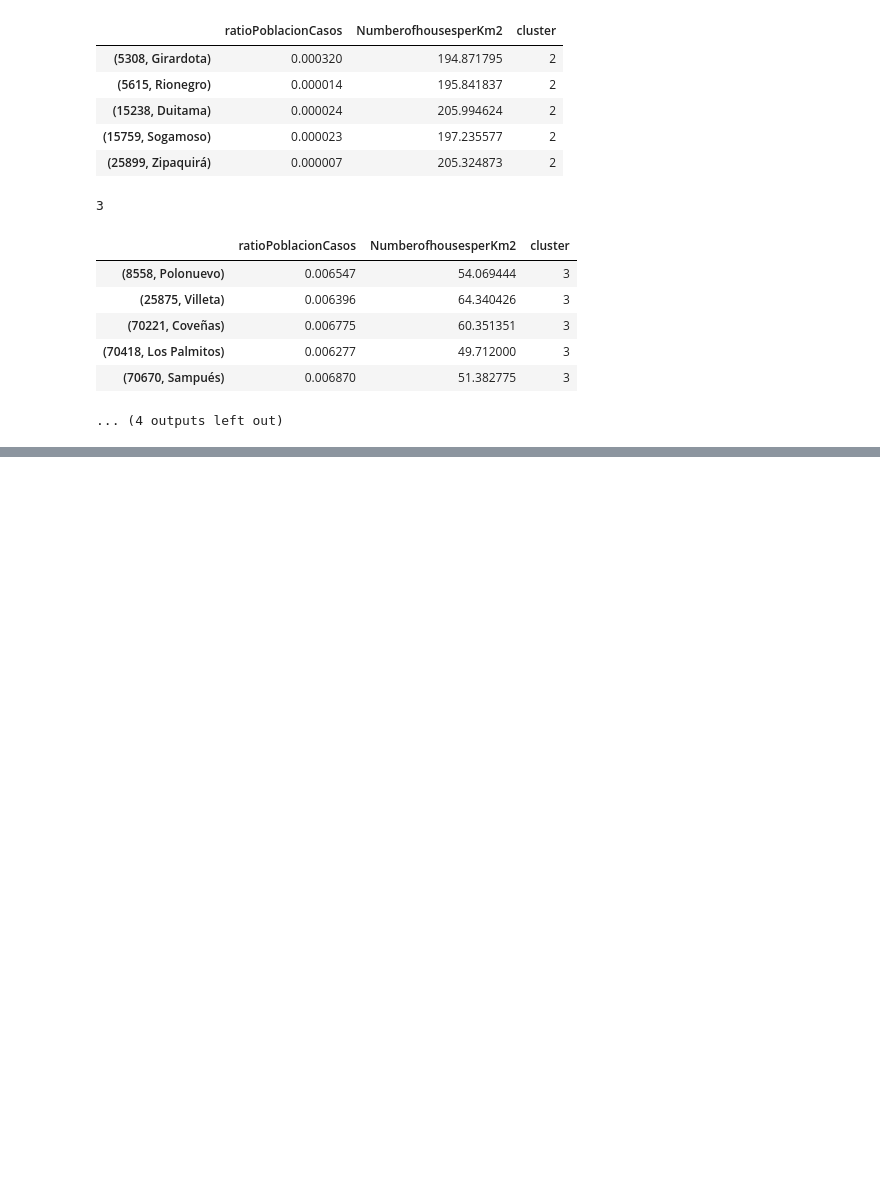
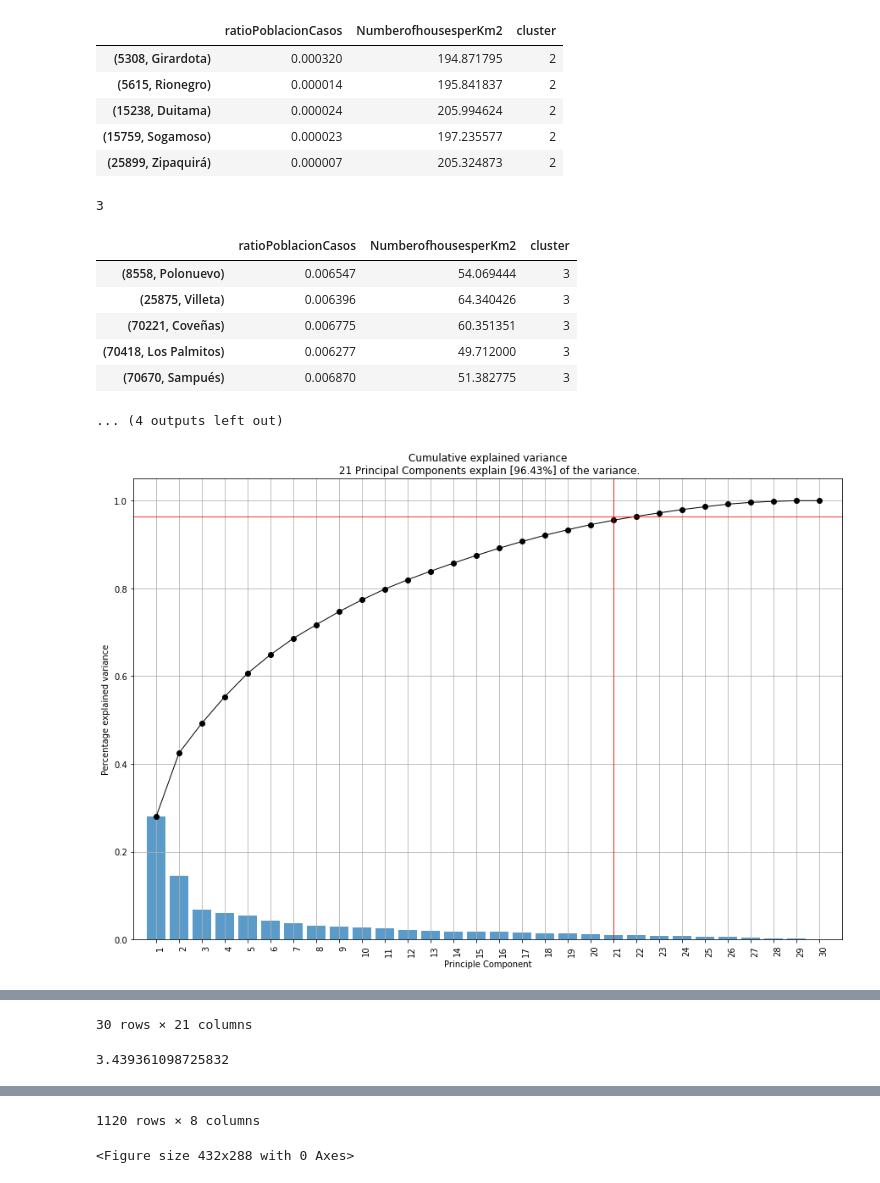
Before and after one commit to freddy120/MIAD_no_supervisado_project, a Jupyter notebook: notebook/DBSCAN.ipynb, the cells around one changed output, grey strips where cells are left out. Drawn from its saved outputs; the diff is of its cells as text; code cells hidden in the pictures; blank space fills up the shorter version.

Commit message:
DBSCAN y CLUSTERING_JERARQUICO

```diff
--- a/notebook/DBSCAN.ipynb
+++ b/notebook/DBSCAN.ipynb
@@ -192,8 +129,6 @@ ax.set_title(*[dengue_df['Municipality'][index]])
 Text(0.5, 1.0, 'Medellín')
 [figure]
 # %%
-descripcion=dengue_df[dengue_df['Municipality code']!=47570][['Municipality code','Municipality']]
-
 reducidaini=(dengue_df[['Municipality code','Age0-4(%)', 'Age5-14(%)', 'Age15-29(%)', 'Age>30(%)','AfrocolombianPopulation(%)',
 'IndianPopulation(%)', 'PeoplewithDisabilities(%)', 'Peoplewhocannotreadorwrite(%)', 'Secondary/HigherEducation(%)',
 'Employedpopulation(%)', 'Unemployedpopulation(%)', 'Peopledoinghousework(%)', 'Retiredpeople(%)', 'Men(%)',
@@ -220,6 +155,10 @@ reducida=(reducidaini[['Municipality code', 'Age>30(%)','AfrocolombianPopulation
 'IndianPopulation(%)', 'Secondary/HigherEducation(%)','Men(%)', 'NumberofhousesperKm2','TEMPERATURE_dec_18','PRECIPITATION_dec_18',
 'Population2019','Cases2019','ratioPoblacionCasos']])
 
+
+descripcion=dengue_df[dengue_df['Municipality code']!=47570][['Municipality code','Municipality','AfrocolombianPopulation(%)','Cases2019','Population2019']]
+descripcion['ratioPoblacionCasos']=descripcion['Cases2019']/descripcion['Population2019']
+
 reducidaini.iloc[:,0:19].info()
 # %% [output]
 A value is trying to be set on a copy of a slice from a DataFrame.
@@ -656,3 +583,61 @@ See the caveats in the documentation: https://pandas.pydata.org/pandas-docs/stab
 | (70418, Los Palmitos) | 0.006277 | 49.712000 | 3 |
 | (70670, Sampués) | 0.006870 | 51.382775 | 3 |
 ... (4 outputs left out)
+# %%
+from sklearn.cluster import DBSCAN
+from sklearn.neighbors import NearestNeighbors
+
+X=reducidainilimpia.copy()
+
+model = pca(n_components=0.95 ,normalize=True,verbose=True)
+results = model.fit_transform(X)
+fig, ax = model.plot()
+
+loadings_pca=model.results['loadings'].transpose()
+display(loadings_pca)
+
+
+neigh = NearestNeighbors(n_neighbors = 10)
+nbrs = neigh.fit(results['PC'])
+distancias, indices = nbrs.kneighbors(results['PC'])
+distancias = np.sort(distancias.flatten())
+fig=plt.figure(figsize=(10,8), dpi= 100, facecolor='w', edgecolor='k')
+plt.axhline(y = 0.5, color = 'r', linestyle = '--')
+plt.plot(distancias)
+
+from kneed import KneeLocator
+
+i = np.arange(len(distancias))
+knee = KneeLocator(i, distancias, S=1, curve='convex', direction='increasing', interp_method='polynomial')
+
+print(distancias[knee.knee])
+
+
+
+X=results['PC'].to_numpy()
+
+db = DBSCAN(eps = 1.8, min_samples = 5).fit(X)
+clusteres = db.labels_
+
+n_clusteres = len(set(clusteres)) - (1 if -1 in clusteres else 0)
+resultado = pd.DataFrame(X).assign(Cluster = clusteres)
+descripcion['Cluster']=clusteres
+plt.figure(figsize=(15,10))
+for k in np.unique(clusteres):
+    if k != -1:
+        plt.scatter(
+            x = resultado.loc[resultado.Cluster == k, 0],
+            y = resultado.loc[resultado.Cluster == k, 4]
+            )
+    else:
+        plt.scatter(
+            x = resultado.loc[resultado.Cluster == k, 0],
+            y = resultado.loc[resultado.Cluster == k, 4],
+            c = "black"
+            )
+plt.title('Se encontraron %d clusteres para epsilon %0.2f' % (n_clusteres, 0.47))
+
+resultado
+descripcion
+# %% [output]
+[figure, added]
@@ -658,0 +661,2 @@ See the caveats in the documentation: https://pandas.pydata.org/pandas-docs/stab
+30 rows × 21 columns
+3.439361098725832
@@ -658,0 +675,2 @@ See the caveats in the documentation: https://pandas.pydata.org/pandas-docs/stab
+1120 rows × 8 columns
+<Figure size 432x288 with 0 Axes>
```
Also changed, not shown: parts of 19 cells of this notebook.
